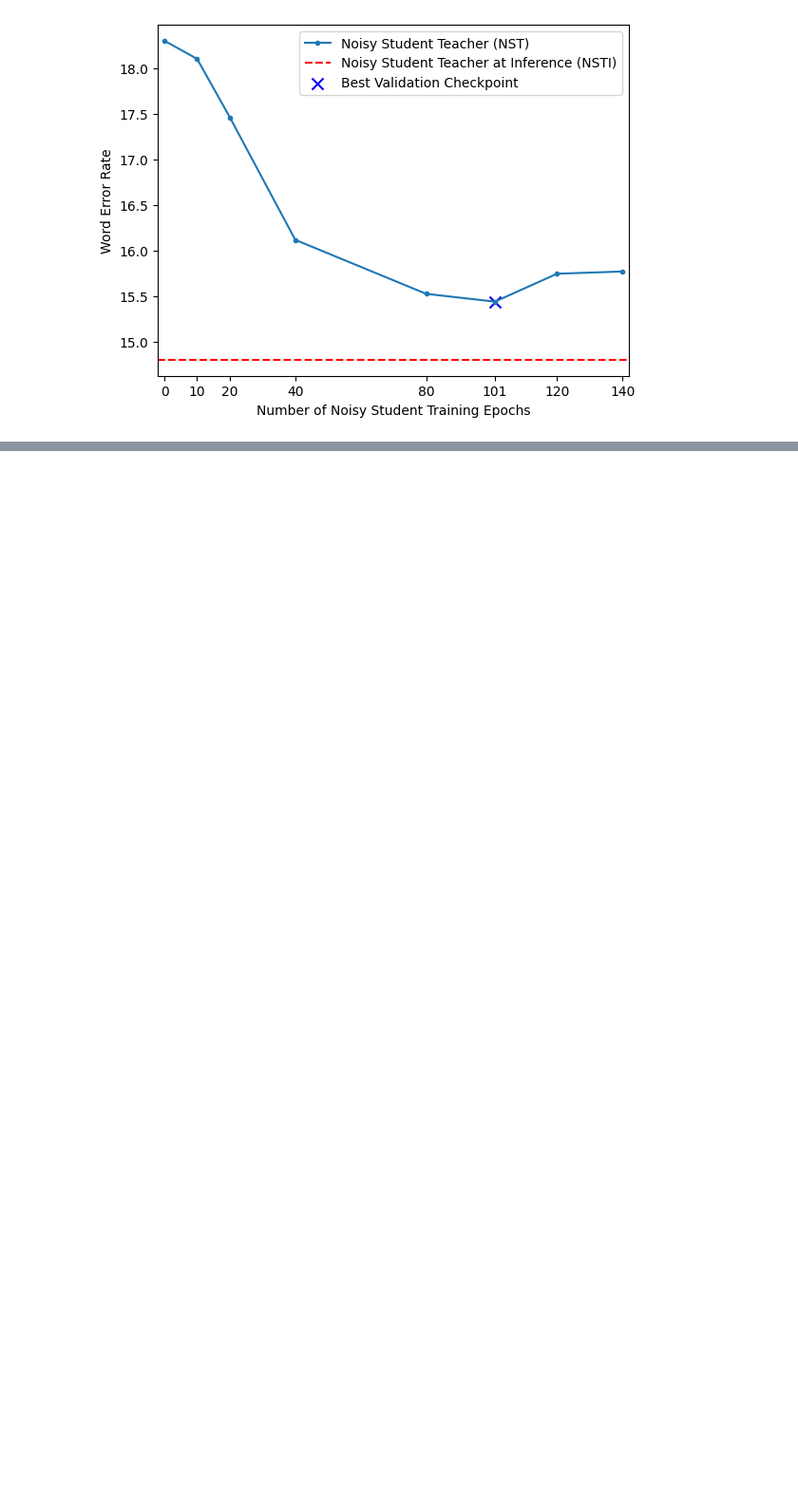
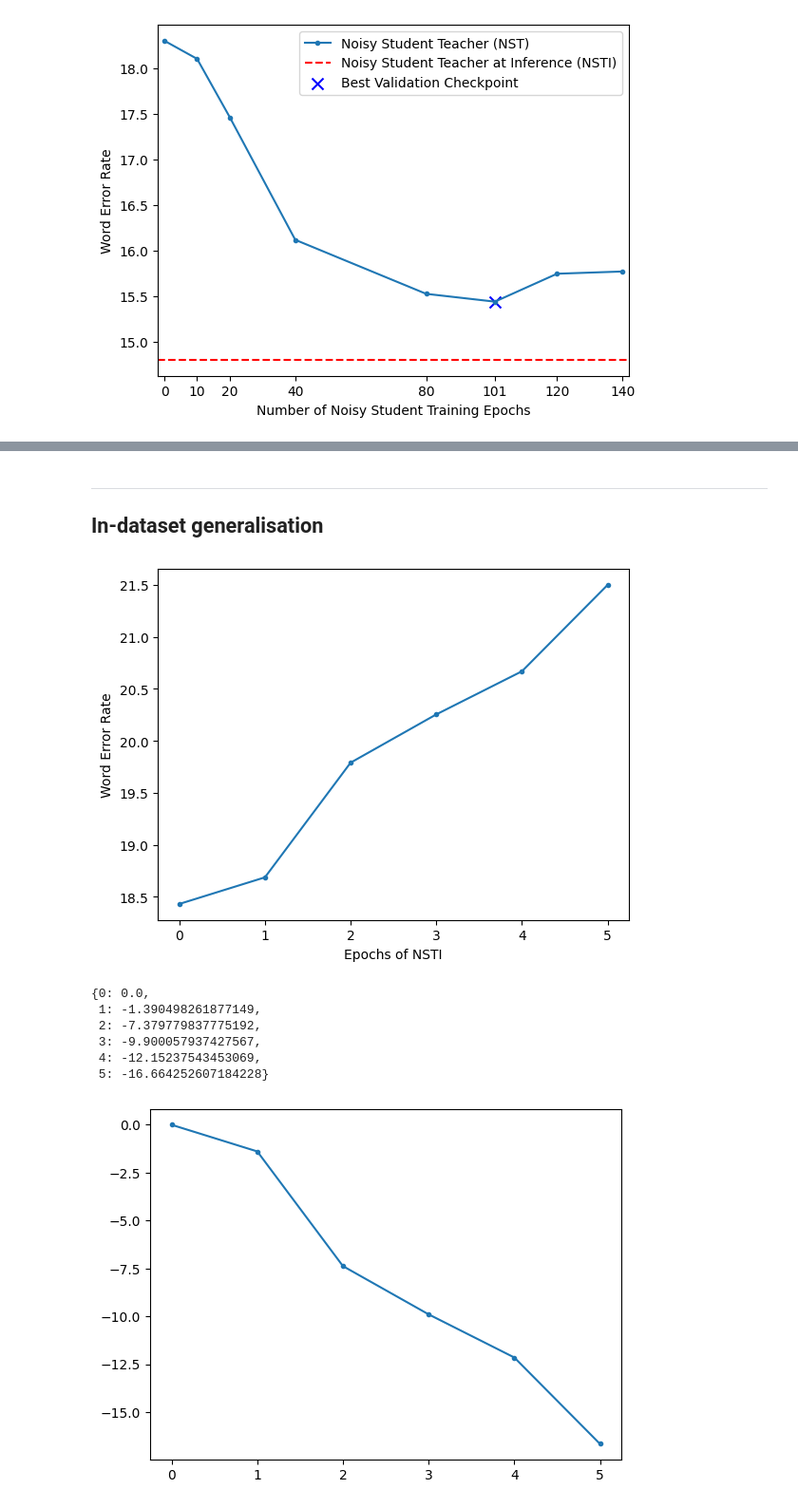
Before and after one commit to robflynnyh/dynamic-asr-eval, a Jupyter notebook: lcasr/results/eval.ipynb, the cells around one changed output, grey strips where cells are left out. Shown at 95% size. Saved outputs shown, nothing was run; the diff lists cells and outputs as text; code cells hidden in the pictures; blank space fills up the shorter version.

```diff
--- a/lcasr/results/eval.ipynb
+++ b/lcasr/results/eval.ipynb
@@ -327,0 +368,32 @@ rev16: 18.706755245540844
+# %% [markdown]
+--------------------------
+In-dataset generalisation
+--------------------------
+# %%
+epochs = [0,1,2,3,4,5]
+results = {}
+for i, e in enumerate(epochs):
+    data = get_data(f'earnings22-{e}-test', base_path='./indataset/')
+    wer = [d['wer'] for d in data]
+    results[e] = sum(wer)/len(wer)*100
+
+plt.plot(epochs, [results[e] for e in epochs], label='In-dataset', marker='o', markersize=3)
+plt.xlabel('Epochs of NSTI')
+plt.ylabel('Word Error Rate')
+plt.xticks(epochs)
+plt.savefig('earnings_nst_indataset.pdf', bbox_inches='tight')
+plt.show()
+
+results_pdecrease = pdecrease_dict(results, 0)
+
+plt.plot(epochs, [results_pdecrease[e] for e in epochs], label='In-dataset', marker='o', markersize=3)
+results_pdecrease
+# %% [output]
+[figure, added]
+{0: 0.0,
+ 1: -1.390498261877149,
+ 2: -7.379779837775192,
+ 3: -9.900057937427567,
+ 4: -12.15237543453069,
+ 5: -16.664252607184228}
+[figure, added]
```
Also changed, not shown: parts of 21 cells of this notebook, 13 other files.
